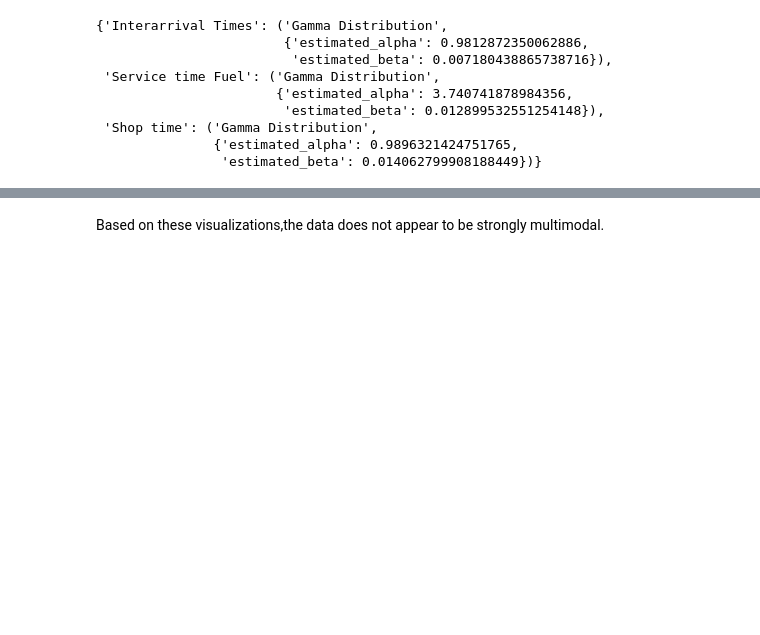
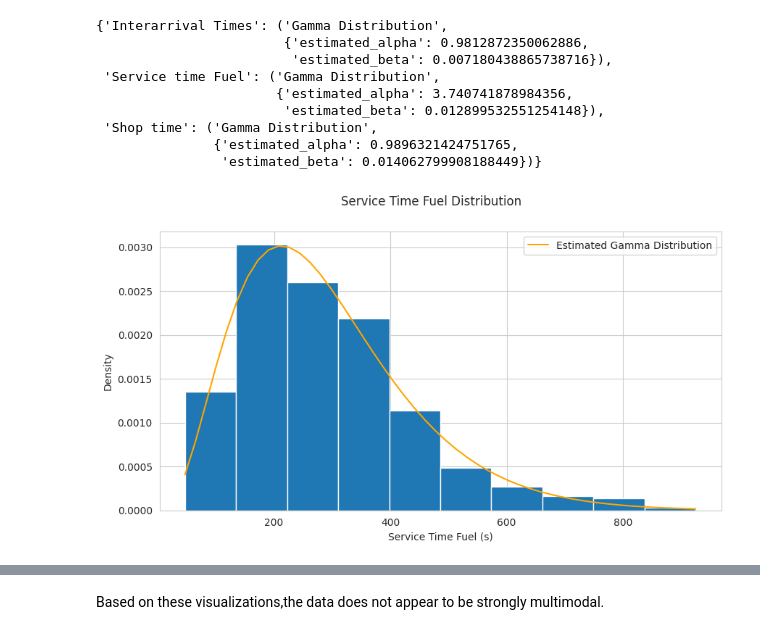
Before and after one commit to stilxam/StochasticSimulations, a Jupyter notebook: assignments/three/data_exploration.ipynb, the cells around one changed output, grey strips where cells are left out. Cells and saved outputs as stored; diff of their text form; code cells hidden in the pictures; blank space fills up the shorter version.

```diff
--- a/assignments/three/data_exploration.ipynb
+++ b/assignments/three/data_exploration.ipynb
@@ -73,11 +57,0 @@ plt.show()
-# %%
-m1 = data['Service time payment'].mean()
-m2 = np.mean([x**2 for x in data['Service time payment']])
-
-estMean = m1
-estStd = math.sqrt(m2 - m1**2)
-
-fittedNormalDist = stats.norm(loc=estMean, scale=estStd)
-test = stats.kstest(data['Service time payment'], fittedNormalDist.cdf)
-
-print(test)
@@ -330,6 +302,8 @@ test_results = test_binomial_distribution(preferences_probabilities)
 |   test_for_right    | BinomTestResult(k=32, n=72, alternative='two-sided', statistic=0.4444444444444444, pvalue=1.0) |     True     |
 +---------------------+------------------------------------------------------------------------------------------------+--------------+
 # %%
+
+
 def analyze_distributions(data, list_of_attributes):
     """
     Analyze the distributions of the given attributes in the data.
@@ -393,8 +367,8 @@ def analyze_distributions(data, list_of_attributes):
         })
 
         # Poisson distribution
-        fit_poisson_dist = stats.poisson(mu=m1)
-        test = stats.kstest(data[attribute], fit_poisson_dist.cdf)
+        fi_poisson_dist = stats.poisson(mu=m1)
+        test = stats.kstest(data[attribute], fi_poisson_dist.cdf)
         p_value = test[1]
         fit_status = "Good fit" if p_value > 0.05 else "Bad fit"
         results.append([attribute, "Poisson Distribution", fit_status, p_value])
@@ -404,7 +378,7 @@ def analyze_distributions(data, list_of_attributes):
         })
 
         # Normal distribution
-        estimated_std = math.sqrt(m2 - m1**2)
+        estimated_std = m2 - m1**2
         fit_normal_dist = stats.norm(loc=m1, scale=estimated_std)
         test = stats.kstest(data[attribute], fit_normal_dist.cdf)
         p_value = test[1]
@@ -497,3 +471,22 @@ pprint(selected_distributions)
  'Shop time': ('Gamma Distribution',
                {'estimated_alpha': 0.9896321424751765,
                 'estimated_beta': 0.014062799908188449})}
+# %%
+fig, ax = plt.subplots(figsize=(10, 5))
+ax.hist(data["Service time Fuel"], density=True)
+ax.set_xlabel("Service Time Fuel (s)")
+ax.set_ylabel("Density")
+x = np.linspace(data["Service time Fuel"].min(), data["Service time Fuel"].max())
+y = stats.gamma(a=parameters["Service time Fuel"]["Gamma Distribution"]["estimated_alpha"], scale=1 / parameters["Service time Fuel"]["Gamma Distribution"]["estimated_beta"]).pdf(x)
+ax.plot(
+    x,
+    y,
+    label="Estimated Gamma Distribution",
+    color="orange"
+ )
+  # $\alpha$ "+ f"= {round(parameters['Service time Fuel']['Gamma Distribution']['estimated_alpha'])}, $\beta$$"+f" = {round(parameters['Service time Fuel']['Gamma Distribution']['estimated_beta'])}"),
+ax.legend(loc="upper right")
+fig.suptitle("Service Time Fuel Distribution")
+fig.savefig("service_time_fuel_distribution.png")
+# %% [output]
+[figure, added]
```
Also changed, not shown: parts of 17 cells of this notebook.
